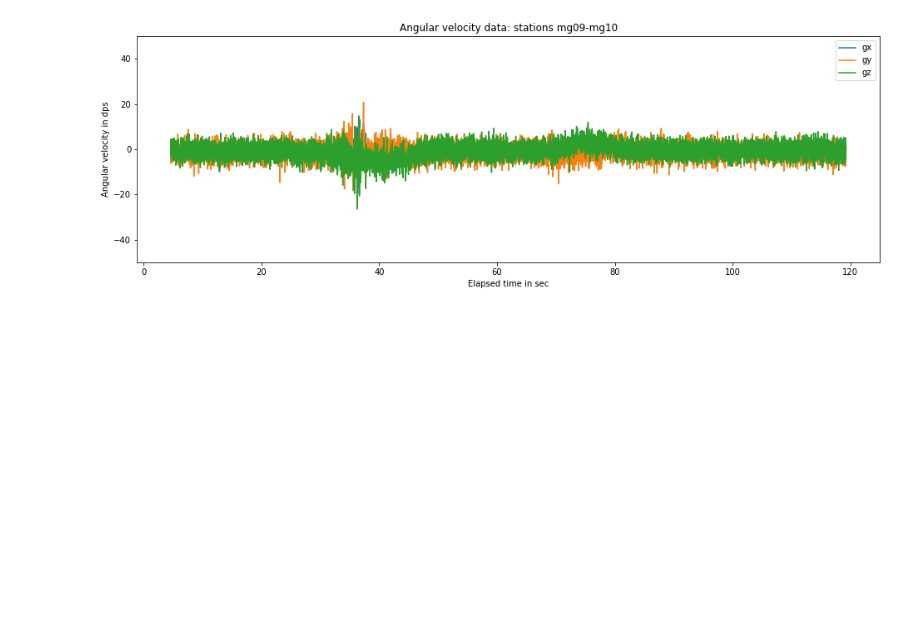
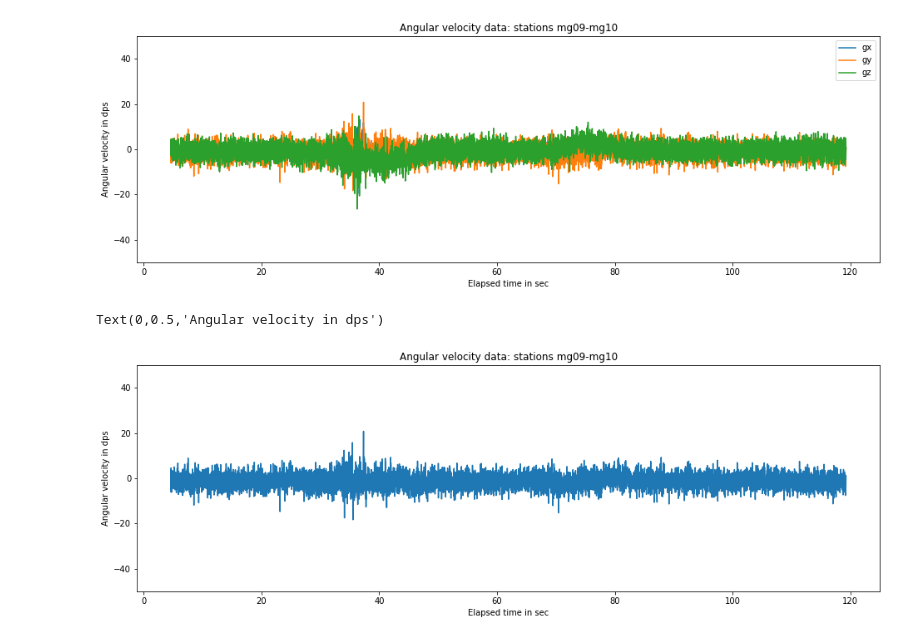
Before and after one commit to araobp/pic-mcu, a Jupyter notebook: src/python/motion_sensor_analyze.ipynb, the cells around one changed output. Cells and saved outputs as stored; diff of their text form; code cells hidden in the pictures; blank space fills up the shorter version.

```diff
--- a/src/python/motion_sensor_analyze.ipynb
+++ b/src/python/motion_sensor_analyze.ipynb
@@ -42,3 +54,10 @@ ax_g.set_ylabel('Angular velocity in dps')
 # %% [output]
 Text(0,0.5,'Angular velocity in dps')
 [figure]
+# %%
+ax_g = df['gy'].plot(ylim=[-50, 50], title='Angular velocity data: stations mg09-mg10')
+ax_g.set_xlabel('Elapsed time in sec')
+ax_g.set_ylabel('Angular velocity in dps')
+# %% [output]
+Text(0,0.5,'Angular velocity in dps')
+[figure, added]
```
Also changed, not shown: parts of 5 cells of this notebook, 3 other files.
